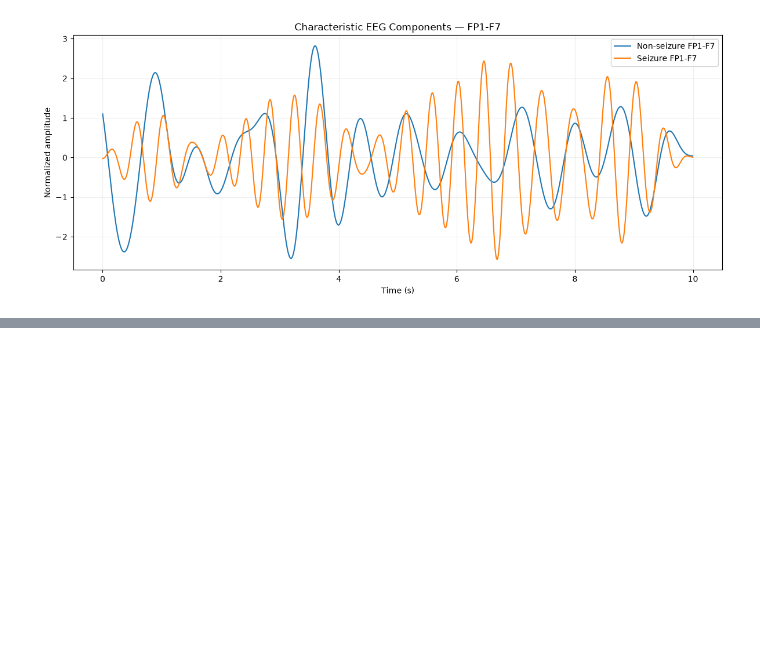
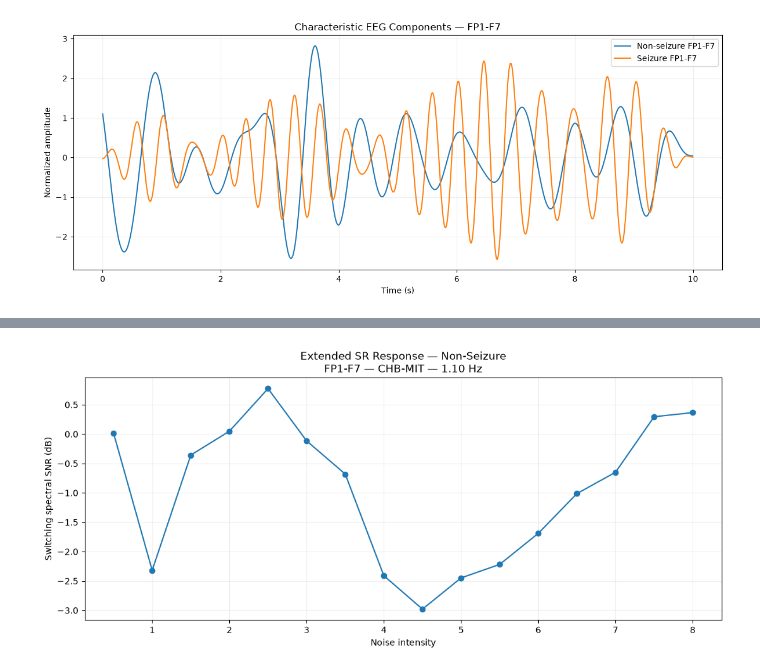
Before and after one commit to soumyabhardwaj255-cmd/ML_PROJECT1, a Jupyter notebook: notebooks/02_preprocess_chb01.ipynb, the cells around one changed output, grey strips where cells are left out. Saved outputs shown, nothing was run; the diff lists cells and outputs as text; code cells hidden in the pictures; blank space fills up the shorter version.

```diff
--- a/notebooks/02_preprocess_chb01.ipynb
+++ b/notebooks/02_preprocess_chb01.ipynb
@@ -2479,0 +4866,74 @@ print(
+# %%
+# ==========================================
+# SR — Extended Switching-SNR Test
+# NON-SEIZURE CHB-MIT EEG
+# ==========================================
+
+sr_ns_noise = np.arange(
+    0.5,
+    8.01,
+    0.5
+)
+
+sr_ns_snr = []
+sr_ns_transitions = []
+
+
+print("Extended SR Switching-SNR Test — Non-Seizure")
+print("============================================")
+
+for noise_level in sr_ns_noise:
+
+    output = sr_bistable_model(
+        sr_non_component,
+        sr_sfreq,
+        noise_level,
+        input_scale=0.10,
+        rng=np.random.default_rng(42)
+    )
+
+    transitions = np.sum(
+        np.diff(np.sign(output)) != 0
+    )
+
+    snr = sr_switching_snr(
+        output,
+        sr_sfreq,
+        sr_non_freq
+    )
+
+    sr_ns_snr.append(snr)
+    sr_ns_transitions.append(transitions)
+
+    print(
+        f"Noise = {noise_level:>4.1f}"
+        f" | transitions = {transitions:>3}"
+        f" | switching SNR = {snr:.3f} dB"
+    )
+
+
+# ------------------------------------------
+# Plot
+# ------------------------------------------
+
+plt.figure(figsize=(11, 5))
+
+plt.plot(
+    sr_ns_noise,
+    sr_ns_snr,
+    marker="o"
+)
+
+plt.xlabel("Noise intensity")
+plt.ylabel("Switching spectral SNR (dB)")
+
+plt.title(
+    "Extended SR Response — Non-Seizure"
+    "\nFP1-F7 — CHB-MIT — 1.10 Hz"
+)
+
+plt.grid(alpha=0.2)
+
+plt.tight_layout()
+plt.show()
+# %% [output]
@@ -2479,0 +4958 @@ print(
+[figure, added]
```
Also changed, not shown: parts of 33 cells of this notebook.
